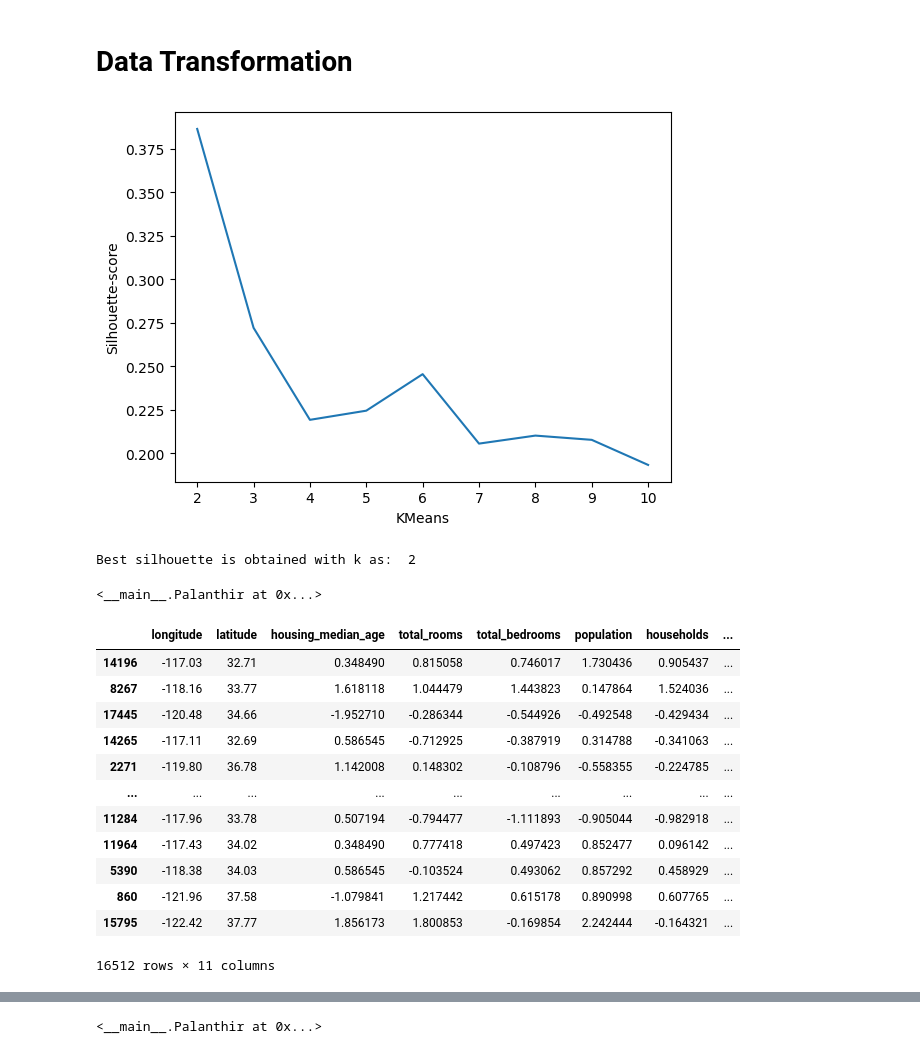
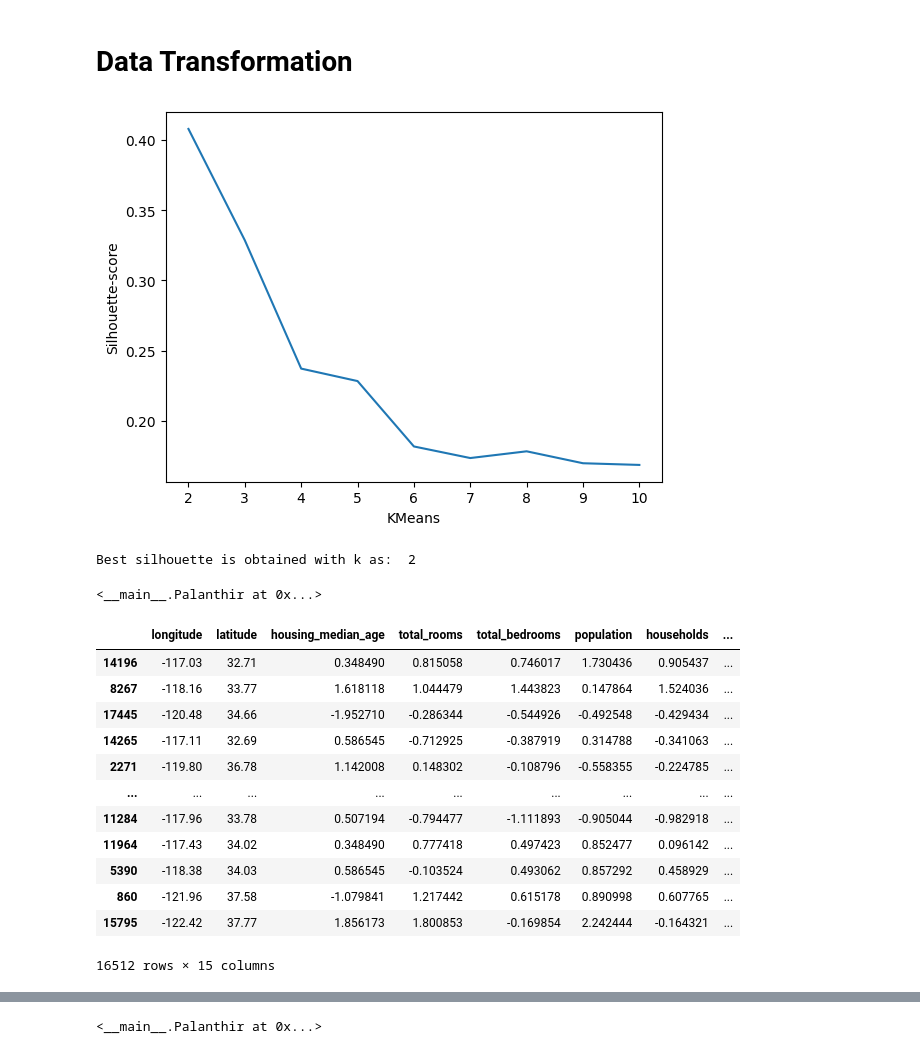
Before and after one commit to B0llemis/MLcode, a Jupyter notebook: Palanthir Experiment.ipynb, the cells around one changed output, grey strips where cells are left out. Drawn from its saved outputs; the diff is of its cells as text; code cells hidden in the pictures.

```diff
--- a/Palanthir Experiment.ipynb
+++ b/Palanthir Experiment.ipynb
@@ -19,8 +19,8 @@ class Palanthir(object):
             self.predictor_features = [col for col in self.input_data.columns if col not in self.target_feature]
         ## When the palanthir is born with a train-test split:
         if isinstance(init_test_size,float):
-            self.train, self.test = train_test_split(self.input_data,test_size=0.2,random_state=42)
-            self.output = self.train.copy(deep=True)
+            self.train_index, self.test_index = [split.index for split in train_test_split(self.input_data,test_size=0.2,random_state=42)]
+            self.output = self.input_data.copy(deep=True).iloc[self.train_index]
         else:
             self.output = self.input_data.copy(deep=True)
         self.size = len(self.output)
@@ -160,7 +160,6 @@ class Palanthir(object):
 
     def declare_target(self,target_feature:str):
         self.target_feature = [target_feature]
-        self.predictor_features = [col for col in self.input_data.columns if col not in self.target_feature]
         self.update_attributes()
         return self
 
@@ -168,8 +167,8 @@ class Palanthir(object):
         """Uses the SKLearn Train_Test_Split to divide the dataset into random training and test subset"""
         from sklearn.model_selection import train_test_split
         self.current_version += 1
-        self.train, self.test = train_test_split(self.input_data,test_size=test_size,random_state=42)
-#        self.output = self.train.copy(deep=True)
+        self.train_index, self.test_index = [split.index for split in train_test_split(self.input_data,test_size=0.2,random_state=42)]
+        self.output = self.output.copy(deep=True).iloc[self.train_index]
         self.update_attributes()
         self.transformation_history.append(
             dict(
@@ -196,17 +195,17 @@ class Palanthir(object):
 ## Data preprocessing commands
 
     ## TO BE DEVELOPED
-    def stratified_split(self, cols, store=True):
-        """Uses the SKLearn StratigiesShuffleSplit to divide the dataset into stratified training and test subset"""
-        from sklearn.model_selection import StratifiedShuffleSplit
-        dataset = self.output
-        split = StratifiedShuffleSplit(n_split=1, test_size=0.2, random_state=42)
-        for train_index, test_index in split.split(dataset, dataset[cols]):
-            strat_train_set = dataset.loc[train_index]
-            strat_test_set = dataset.loc[test_index]
-        if store:
-            self.train_subset, self.test_subset = [strat_train_set], [strat_test_set]
-        return strat_train_set, strat_test_set
+#    def stratified_split(self, cols, store=True):
+#        """Uses the SKLearn StratigiesShuffleSplit to divide the dataset into stratified training and test subset"""
+#        from sklearn.model_selection import StratifiedShuffleSplit
+#        dataset = self.output
+#        split = StratifiedShuffleSplit(n_split=1, test_size=0.2, random_state=42)
+#        for train_index, test_index in split.split(dataset, dataset[cols]):
+#            strat_train_set = dataset.loc[train_index]
+#            strat_test_set = dataset.loc[test_index]
+#        if store:
+#            self.train_subset, self.test_subset = [strat_train_set], [strat_test_set]
+#        return strat_train_set, strat_test_set
 
     def execute_pipeline(self, dataset=None, pipeline_version=None):
         """Uses the SKLearn ColumnTransformer build via previous transformations and apply its transformations to the target dataset"""
@@ -216,10 +215,10 @@ class Palanthir(object):
         if isinstance(dataset,pd.core.frame.DataFrame):
             dataset = dataset
             fitted_pipeline = pipeline.fit(self.input_data)
-        ## Alternatively check if the Palanthir has already got a X-Y split in its test-train subsets:
+        ## Alternatively use the train-test split of the Palanthir:
         else:
-            dataset = self.test
-            fitted_pipeline = pipeline.fit(self.train)
+            dataset = self.input_data.iloc[pal.test_index]
+            fitted_pipeline = pipeline.fit(self.input_data.iloc[self.train_index])
         self.transformed_test = fitted_pipeline.set_output(transform='pandas').transform(dataset)
         return self
 
@@ -425,8 +424,8 @@ class Palanthir(object):
 
     def analyze(self, model, x=None, y=None, score_measure="neg_mean_squared_error", cv_folds=10):
         """Run various analysis using the kfold-cros-validation-technique"""
-        X = self.train_X if x is None else x
-        Y = self.train_Y if y is None else y
+        X = self.output[self.predictor_features] if x is None else x
+        Y = self.output[self.target_feature] if y is None else y
         models = [item.fit(X,Y) for item in model] if isinstance(model,list) else [model]
         scores = [self.kfold_cross_validate(model=model,x=X,y=Y,score_measure=score_measure,cv=cv_folds) for model in models]
         mean_scores = [np.mean(i) for i in scores]
@@ -469,9 +468,9 @@ dtype: int64
 # %% [markdown]
 # **Data Transformation**
 # %%
-pal.remove_outliers().fill_nulls(exclude_features=['longitude','latitude']).scale(strategy="Standard",exclude_features=['longitude','latitude']).encode_order().cluster()
+pal.remove_outliers().fill_nulls(exclude_features=['longitude','latitude']).scale(strategy="Standard",exclude_features=['longitude','latitude']).make_dummies().cluster()
 # %% [output]
-[figure, old version]
+[figure, new version]
 Best silhouette is obtained with k as:  2
 <__main__.Palanthir at 0x...>
 # %%
@@ -489,7 +488,7 @@ pal.output
 | 5390 | -118.38 | 34.03 | 0.586545 | -0.103524 | 0.493062 | 0.857292 | 0.458929 | ... |
 | 860 | -121.96 | 37.58 | -1.079841 | 1.217442 | 0.615178 | 0.890998 | 0.607765 | ... |
 | 15795 | -122.42 | 37.77 | 1.856173 | 1.800853 | -0.169854 | 2.242444 | -0.164321 | ... |
-16512 rows × 11 columns
+16512 rows × 15 columns
 # %%
 pal.transformation_history[-1].get('pipeline')
 # %% [output]
```
Also changed, not shown: parts of 17 cells of this notebook, 1 other file.
